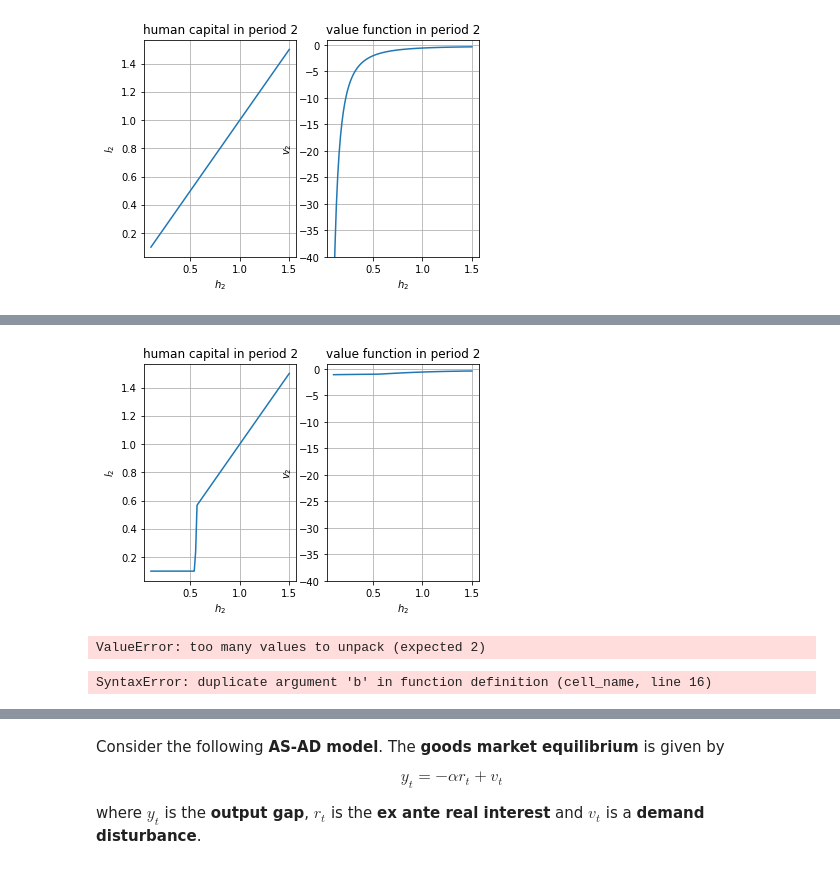
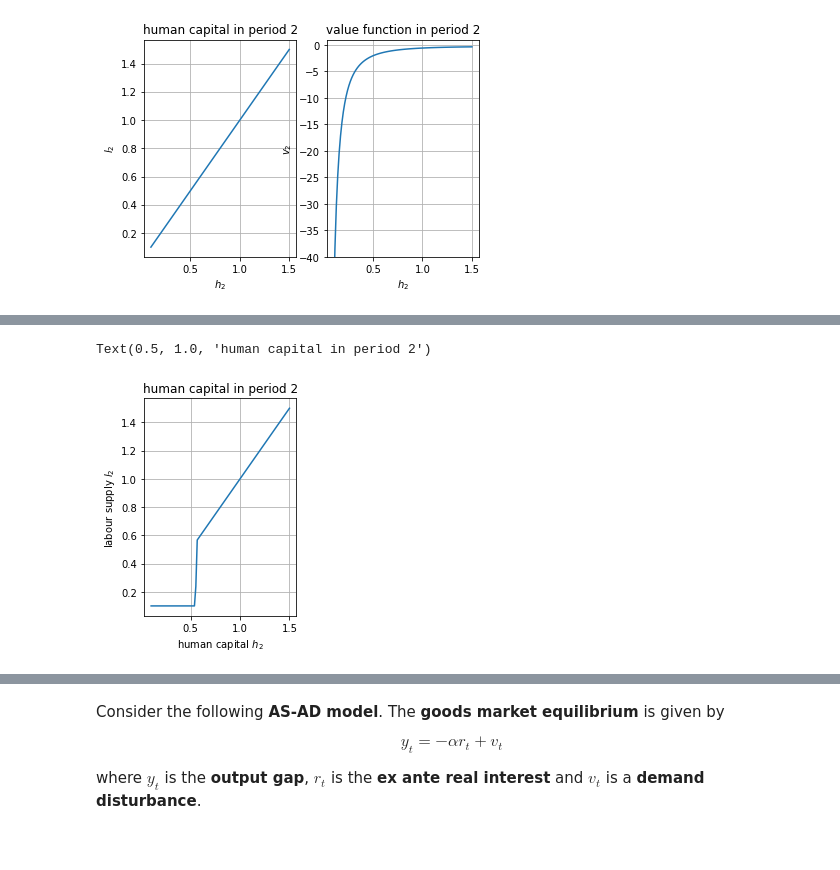
Before and after one commit to NumEconCopenhagen/projects-2019-tba, a Jupyter notebook: examproject/examproject/exam_2019_M1.ipynb, the cells around one changed output, grey strips where cells are left out. Saved outputs shown, nothing was run; the diff lists cells and outputs as text; code cells hidden in the pictures.

```diff
--- a/examproject/examproject/exam_2019_M1.ipynb
+++ b/examproject/examproject/exam_2019_M1.ipynb
@@ -325,40 +323,23 @@ def solve_period_2(rho,gamma,Delta):
 # %%
 # solve
 h2_vec,v2_vec,l2_vec = solve_period_2(rho,gamma,Delta)
 
 # illustration
 fig = plt.figure()
 ax = fig.add_subplot(1,2,1)
 ax.plot(h2_vec,l2_vec)
 ax.grid()
-ax.set_xlabel('$h_2$')
-ax.set_ylabel('$l_2$')
+ax.set_xlabel('human capital $h_2$')
+ax.set_ylabel('labour supply $l_2$')
 ax.set_title('human capital in period 2')
 
-ax = fig.add_subplot(1,2,2)
-ax.plot(h2_vec,v2_vec)
-ax.grid()
-ax.set_xlabel('$h_2$')
-ax.set_ylabel('$v_2$')
-ax.set_title('value function in period 2')
-ax.set_ylim([-40,1]);
+#ax = fig.add_subplot(1,2,2)
+#ax.plot(h2_vec,v2_vec)
+#ax.grid()
+#ax.set_xlabel('$h_2$')
+#ax.set_ylabel('$v_2$')
+#ax.set_title('value function in period 2')
+#ax.set_ylim([-40,1]);
 # %% [output]
+Text(0.5, 1.0, 'human capital in period 2')
-[figure, old version]
+[figure, new version]
-# %%
-# Solving
-l2_vec,v2_vec = solve_period_2(rho,gamma,Delta)
-
-# Figure
-fig = plt.figure()
-ax = fig.add_subplot(1,1,1)
-ax.plot(h_vec,l2_vec)
-
-# Labels
-font = {'family':'serif','color':'darkblue','weight':'normal','size': 16,}
-ax.set_xlabel('Human Capital ($h_2$)', fontdict=font)
-ax.set_ylabel('Labor supply ($l_2$)', fontdict=font)
-ax.set_title('Labor supply as a function of human capital in period 2', fontdict=font)
-ax.grid()
-ax.plot(0.5555555555555556,0.5,marker='o')
-# %% [output]
-ValueError: too many values to unpack (expected 2)
@@ -367,17 +348,13 @@ ValueError: too many values to unpack (expected 2)
 # %%
 def c(w,h,l,b):
-    if l == 1:
-        return w*h*l
-    if l == 0:
-        return b
+    return w*h*l + b*(1-l)
 
-def utility_HC(c,rho):
-    return c**(1-rho)/(1-rho)
+def utility(w,h,l,b,rho):
+    return c(w,h,l,b)**(1-rho)/(1-rho)
 
-def bequest_HC(l,gamma):
+def disutility(gamma,l):
     return gamma*l
 
-def v2(w,b,h2,l2,b,rho,gamma):
-     return utility_HC(c(w,h2,l2,b),rho) + bequest_HC(l2,gamma)
+def v2(w,h2,l2,b,rho,gamma):
+    return utility(w,h2,l2,b,rho)-disutility(gamma,l2)
+#funktioniert
-# %% [output]
-SyntaxError: duplicate argument 'b' in function definition (cell_name, line 16)
```
Also changed, not shown: parts of 22 cells of this notebook, 1 other file.
